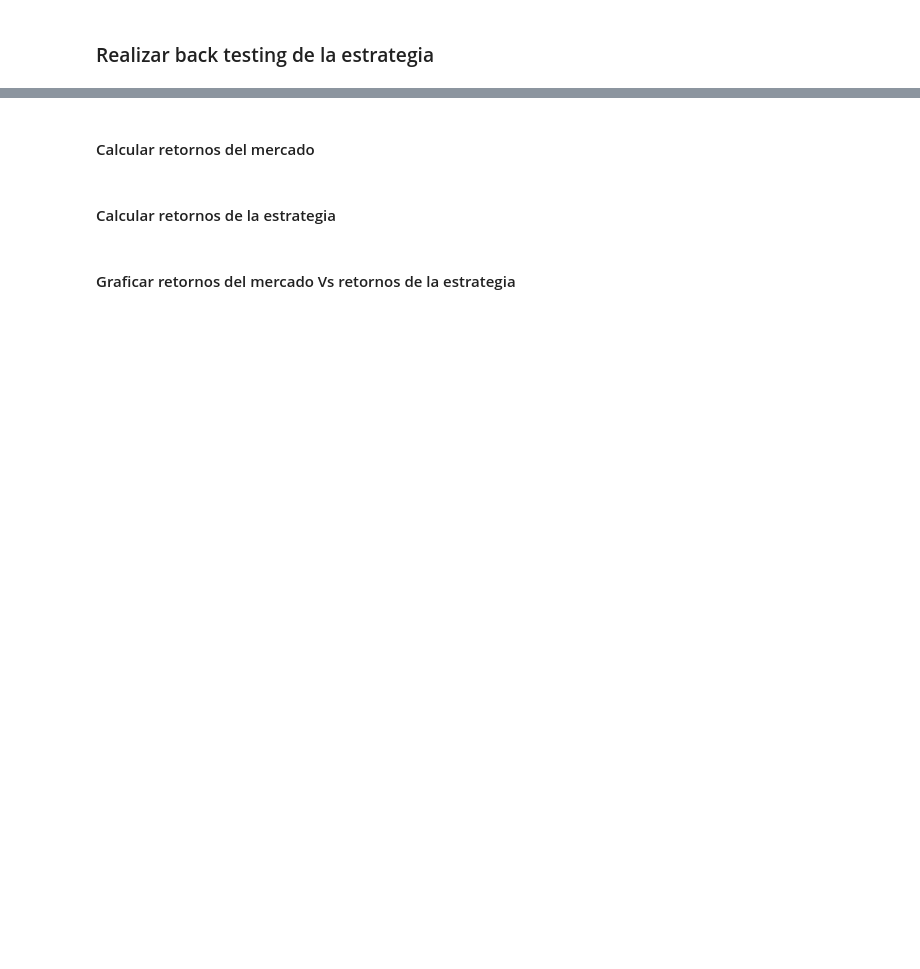
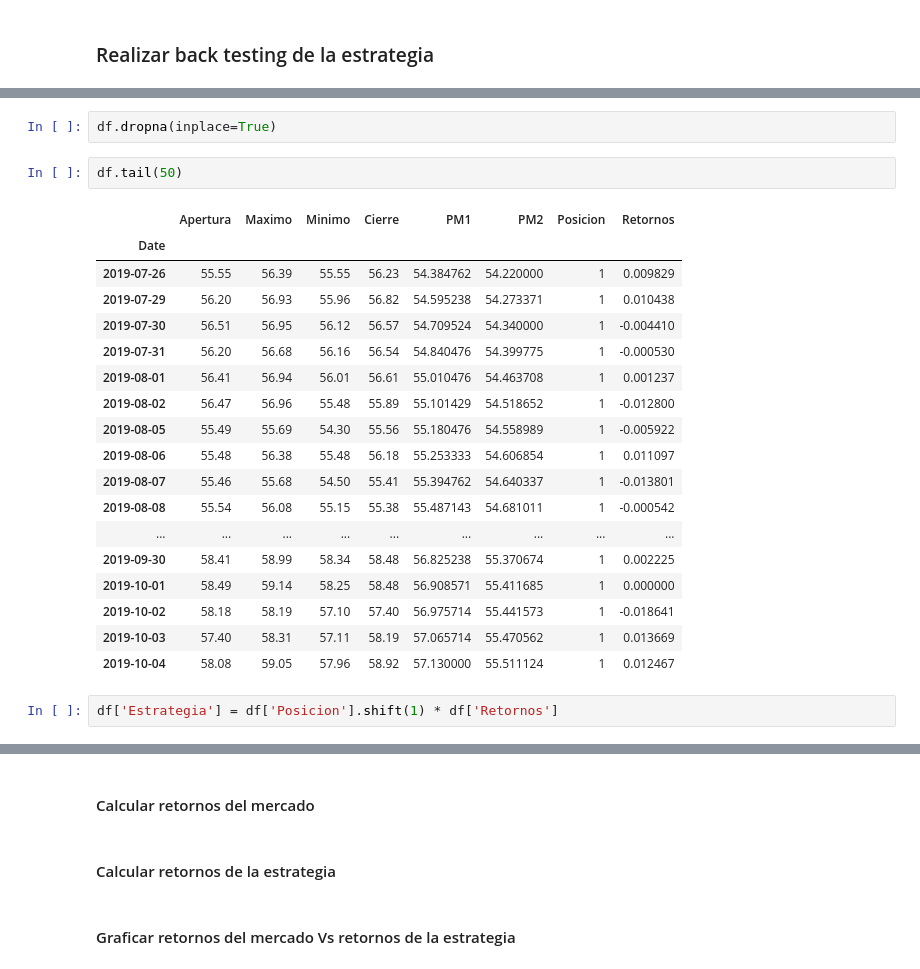
Before and after one commit to carlosdeoncedos/analisisdeinversion2021, a Jupyter notebook: Codigo/20211109Clase9.ipynb, the cells around one changed output, grey strips where cells are left out. Drawn from its saved outputs; the diff is of its cells as text; blank space fills up the shorter version.

```diff
--- a/Codigo/20211109Clase9.ipynb
+++ b/Codigo/20211109Clase9.ipynb
@@ -178,0 +219,25 @@ fig.subplots_adjust(hspace=4)
+# %%
+df.dropna(inplace=True)
+# %%
+df.tail(50)
+# %% [output]
+|  | Apertura | Maximo | Minimo | Cierre | PM1 | PM2 | Posicion | Retornos |
+| Date |  |  |  |  |  |  |  |  |
+| 2019-07-26 | 55.55 | 56.39 | 55.55 | 56.23 | 54.384762 | 54.220000 | 1 | 0.009829 |
+| 2019-07-29 | 56.20 | 56.93 | 55.96 | 56.82 | 54.595238 | 54.273371 | 1 | 0.010438 |
+| 2019-07-30 | 56.51 | 56.95 | 56.12 | 56.57 | 54.709524 | 54.340000 | 1 | -0.004410 |
+| 2019-07-31 | 56.20 | 56.68 | 56.16 | 56.54 | 54.840476 | 54.399775 | 1 | -0.000530 |
+| 2019-08-01 | 56.41 | 56.94 | 56.01 | 56.61 | 55.010476 | 54.463708 | 1 | 0.001237 |
+| 2019-08-02 | 56.47 | 56.96 | 55.48 | 55.89 | 55.101429 | 54.518652 | 1 | -0.012800 |
+| 2019-08-05 | 55.49 | 55.69 | 54.30 | 55.56 | 55.180476 | 54.558989 | 1 | -0.005922 |
+| 2019-08-06 | 55.48 | 56.38 | 55.48 | 56.18 | 55.253333 | 54.606854 | 1 | 0.011097 |
+| 2019-08-07 | 55.46 | 55.68 | 54.50 | 55.41 | 55.394762 | 54.640337 | 1 | -0.013801 |
+| 2019-08-08 | 55.54 | 56.08 | 55.15 | 55.38 | 55.487143 | 54.681011 | 1 | -0.000542 |
+| ... | ... | ... | ... | ... | ... | ... | ... | ... |
+| 2019-09-30 | 58.41 | 58.99 | 58.34 | 58.48 | 56.825238 | 55.370674 | 1 | 0.002225 |
+| 2019-10-01 | 58.49 | 59.14 | 58.25 | 58.48 | 56.908571 | 55.411685 | 1 | 0.000000 |
+| 2019-10-02 | 58.18 | 58.19 | 57.10 | 57.40 | 56.975714 | 55.441573 | 1 | -0.018641 |
+| 2019-10-03 | 57.40 | 58.31 | 57.11 | 58.19 | 57.065714 | 55.470562 | 1 | 0.013669 |
+| 2019-10-04 | 58.08 | 59.05 | 57.96 | 58.92 | 57.130000 | 55.511124 | 1 | 0.012467 |
+# %%
+df['Estrategia'] = df['Posicion'].shift(1) * df['Retornos']
```
Also changed, not shown: parts of 31 cells of this notebook, 1 other file.
